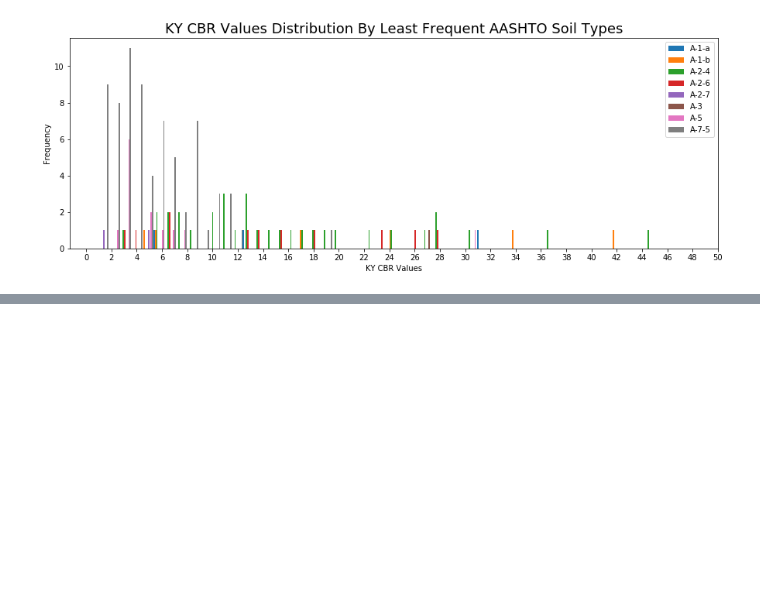
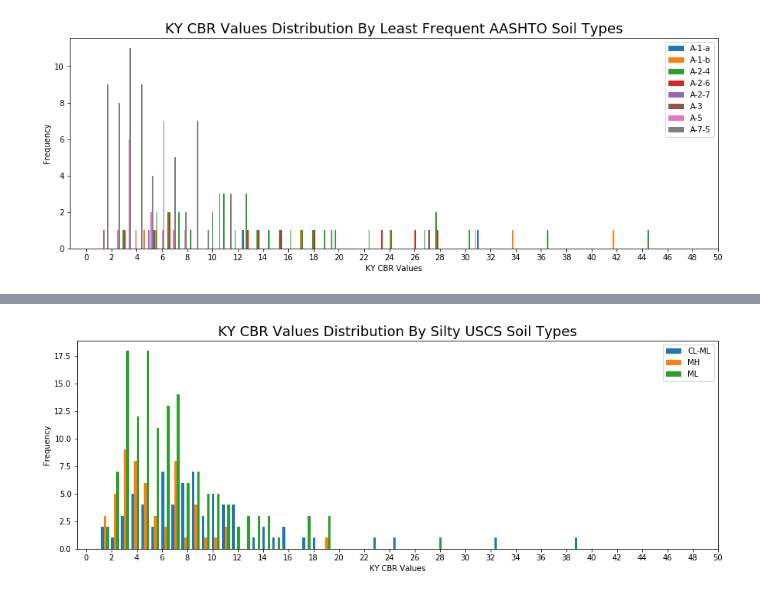
Before and after one commit to claytoncook12/KYTC-CBRAnalysis, a Jupyter notebook: KYTC CBR Data Analysis.ipynb, the cells around one changed output, grey strips where cells are left out. Cells and saved outputs as stored; diff of their text form; code cells hidden in the pictures; blank space fills up the shorter version.

```diff
--- a/KYTC CBR Data Analysis.ipynb
+++ b/KYTC CBR Data Analysis.ipynb
@@ -197,0 +248,16 @@ plt.show()
+# %%
+# Figure Parameters
+label_list = ['CL-ML','MH',"ML"]
+
+# Create Stack Histgram
+plt.figure(figsize=(15,5))
+plt.hist([ArraryCLML,ArraryMH,ArraryML], \
+         stacked=False, alpha=1, bins=48, label=label_list, normed=False)
+plt.title("KY CBR Values Distribution By Silty USCS Soil Types",fontsize=18)
+plt.xticks(np.arange(0.0,51.0,2.0))
+plt.xlabel("KY CBR Values")
+plt.ylabel("Frequency")
+plt.legend()
+plt.show()
+# %% [output]
+[figure, added]
```
Also changed, not shown: parts of 7 cells of this notebook.
